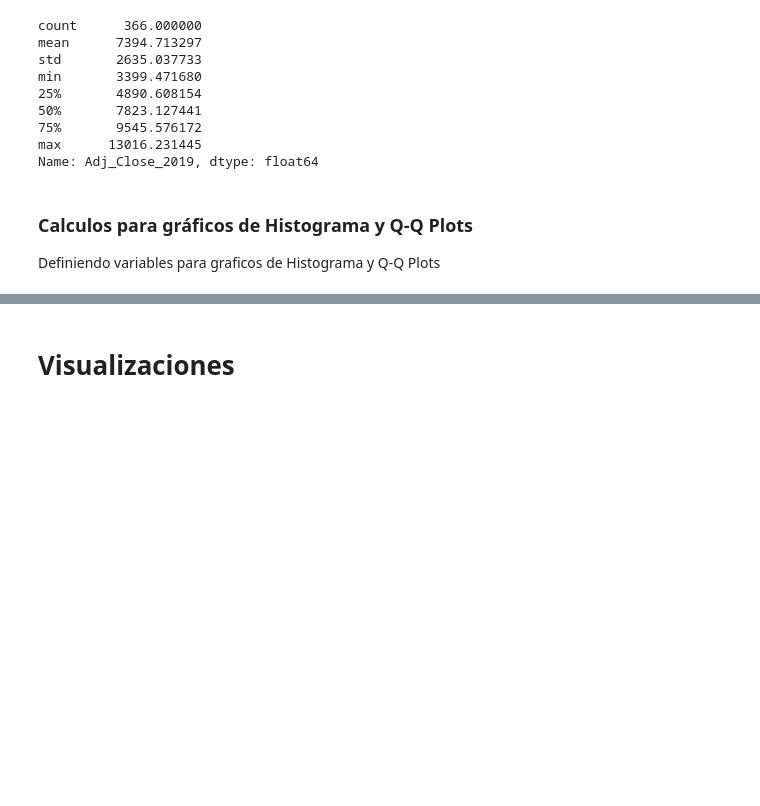
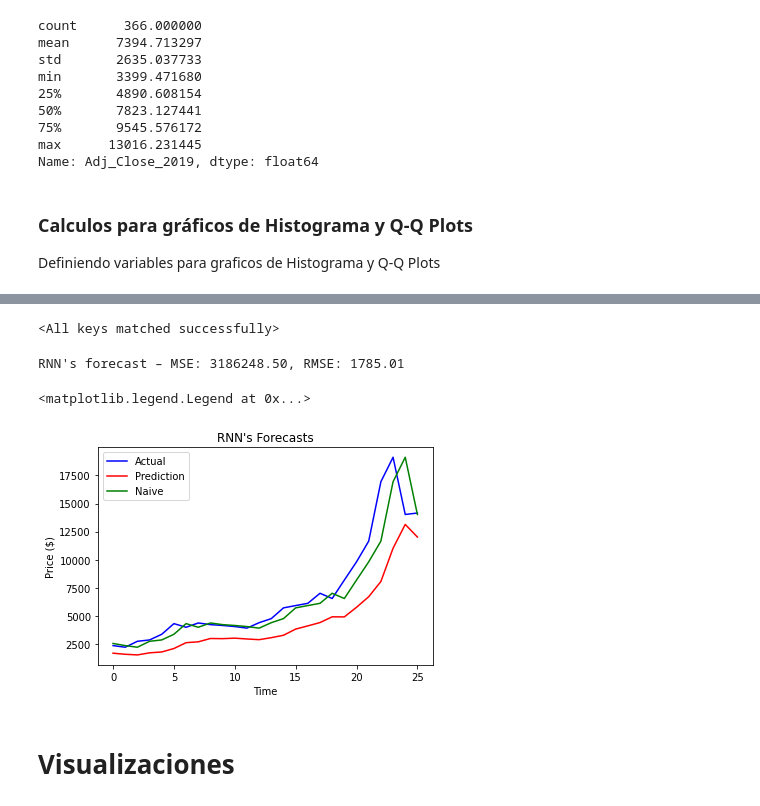
Before and after one commit to cristiandarioortegayubro/Google-Colaboratory-en-Ciencias-Economicas, a Jupyter notebook: Analisis_exploratorio_de_datos.ipynb, the cells around one changed output, grey strips where cells are left out. Drawn from its saved outputs; the diff is of its cells as text; code cells hidden in the pictures; blank space fills up the shorter version.

```diff
--- a/Analisis_exploratorio_de_datos.ipynb
+++ b/Analisis_exploratorio_de_datos.ipynb
@@ -286,3 +697,41 @@ norm_pdf2019 = scs.norm.pdf(rango2019, loc=media2019, scale=desviacion2019)
+# %%
+state_dict = torch.load('rnn_checkpoint.pth')
+model.load_state_dict(state_dict)
+# %% [output]
+<All keys matched successfully>
+# %%
+y_pred = []
+
+with torch.no_grad():
+
+    model.eval()
+
+    for x_val, y_val in valid_loader:
+        x_val = x_val.to(device)
+        y_hat = model(x_val)
+        y_pred.append(y_hat)
+
+y_pred = torch.cat(y_pred).numpy()
+y_pred = minmax.inverse_transform(y_pred).flatten()
+# %%
+rnn_mse = mean_squared_error(y_valid, y_pred, naive_pred)
+rnn_rmse = np.sqrt(cnn_mse)
+print(f"RNN's forecast – MSE: {cnn_mse:.2f}, RMSE: {cnn_rmse:.2f}")
+
+fig, ax = plot.subplots()
+
+ax.plot(y_valid, color='blue', label='Actual')
+ax.plot(y_pred, color='red', label='Prediction')
+ax.plot(naive_pred, color='green', label='Naive')
+
+ax.set(title="RNN's Forecasts",
+       xlabel='Time',
+       ylabel='Price ($)')
+ax.legend()
+# %% [output]
+RNN's forecast – MSE: 3186248.50, RMSE: 1785.01
+<matplotlib.legend.Legend at 0x...>
+[figure, added]
 # %% [markdown]
 # Visualizaciones
 # %% [markdown]
```
Also changed, not shown: parts of 42 cells of this notebook.
